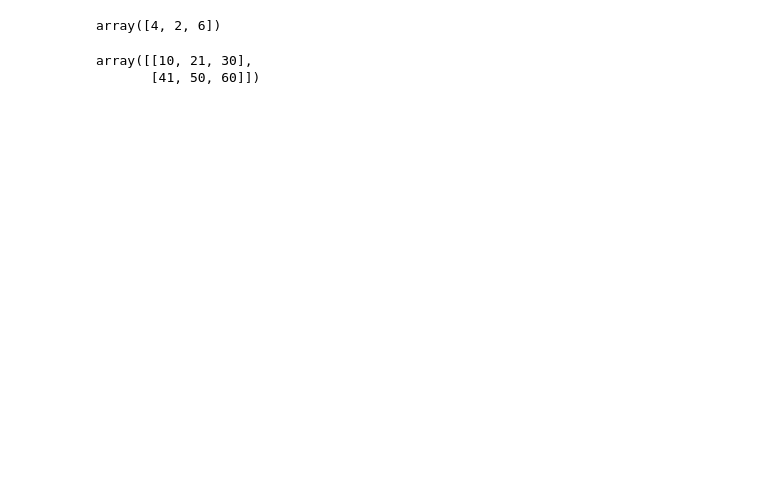
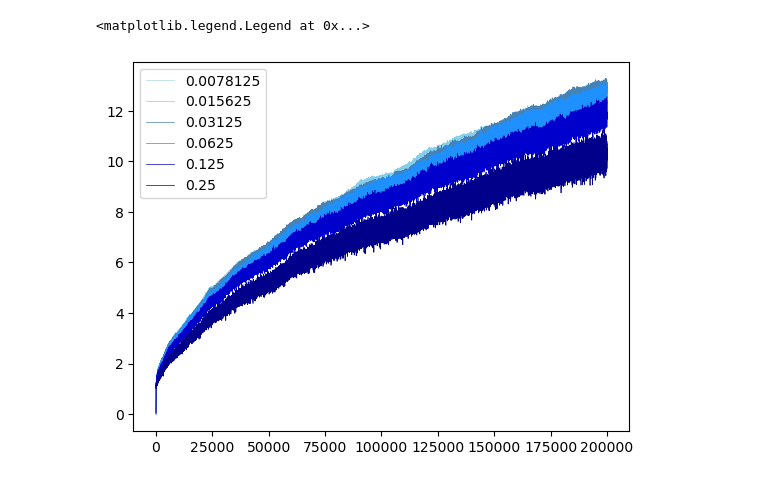
Before and after one commit to shantanu/reinforcement-learning-book, a Jupyter notebook: ch2/parameter-study.ipynb, the cells around one changed output. Drawn from its saved outputs; the diff is of its cells as text; code cells hidden in the pictures; blank space fills up the shorter version.

```diff
--- a/ch2/parameter-study.ipynb
+++ b/ch2/parameter-study.ipynb
@@ -6,12 +6,13 @@ from collections import namedtuple
 from abc import ABC, abstractmethod
 # %%
 Rewards = namedtuple('Rewards', ['value', 'optimal'])
+PROBLEMS = 1000
 class TestbedType(Enum):
     STATIONARY = 0
     NON_STATIONARY = 1
 
 class Testbed():
-    def __init__(self, testbedType: TestbedType = TestbedType.STATIONARY, offset:int = 0, problems: int = 2000, arms: int = 10):
+    def __init__(self, testbedType: TestbedType = TestbedType.STATIONARY, offset:int = 0, problems: int = PROBLEMS, arms: int = 10):
         self._type=testbedType
         self._offset=offset
         self._q = np.random.normal(offset, 1, (problems, arms))
@@ -172,8 +159,0 @@ array([0, 0, 0, 0, 0, 0, 0, 0, 1, 0])
-# %%
-a = np.array([1, 2, 3])
-b = np.array([4, 5, 6])
-coin = np.array([0, 1, 0])
-
-np.where(coin, a, b)
-# %% [output]
-array([4, 2, 6])
@@ -183,5 +160,17 @@ arr[np.arange(arr.shape[0]), indices] += 1
-# %%
-arr
-# %% [output]
-array([[10, 21, 30],
-       [41, 50, 60]])
+# %%
+# Plot average reward for each epsilon
+
+colors = ['#ADD8E6',  # Light Blue
+          '#87CEEB',  # Sky Blue
+          '#4682B4',  # Steel Blue
+          '#1E90FF',  # Dodger Blue
+          '#0000CD',  # Medium Blue
+          '#00008B']  # Dark Blue
+
+for agent, color in zip(egreedy_agents, colors):
+    plt.plot(agent.get_average_rewards(), label=agent._e, color=color, linewidth=0.5)
+
+plt.legend()
+# %% [output]
+<matplotlib.legend.Legend at 0x...>
+[figure, added]
```
Also changed, not shown: parts of 9 cells of this notebook.
